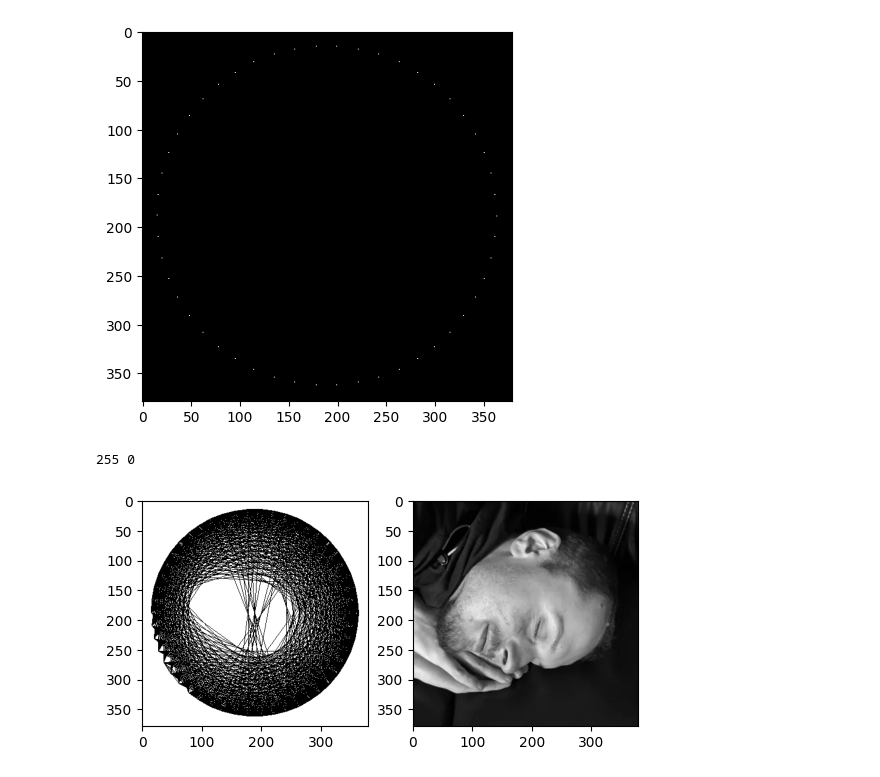
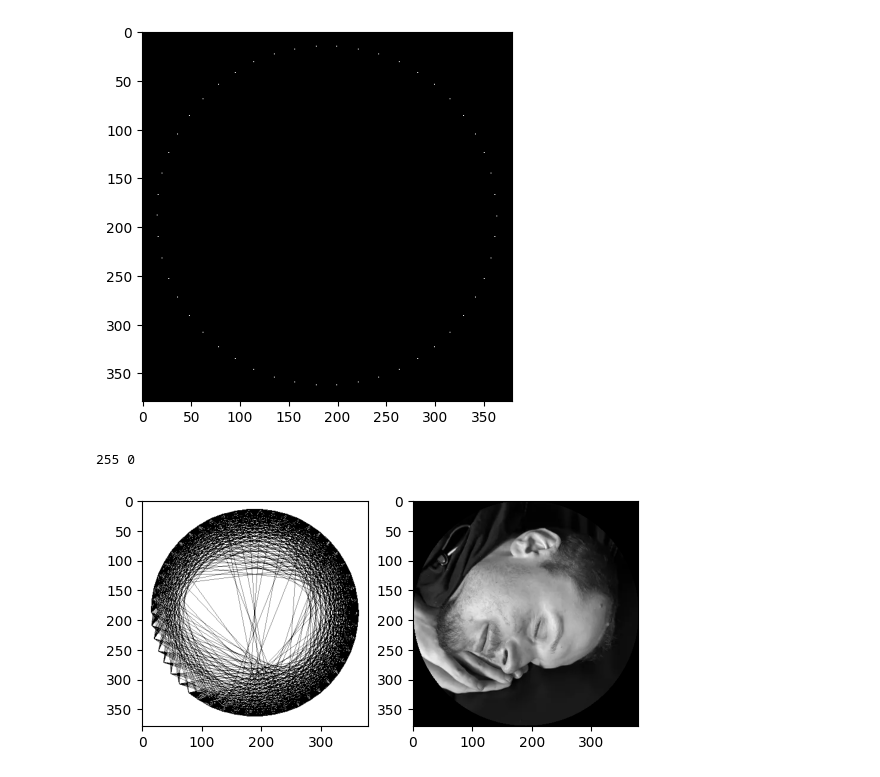
Before and after one commit to ticvac/konfera_string_art, a Jupyter notebook: mse/mse2.ipynb, the cells around one changed output. Saved outputs shown, nothing was run; the diff lists cells and outputs as text; code cells hidden in the pictures.

```diff
--- a/mse/mse2.ipynb
+++ b/mse/mse2.ipynb
@@ -18,3 +18,26 @@ imshow(img, cmap="gray")
 # %% [output]
 <matplotlib.image.AxesImage at 0x...>
 [figure]
+# %%
+def create_circular_mask(h, w, center=None, radius=None):
+
+    if center is None:  # use the middle of the image
+        center = (int(w / 2), int(h / 2))
+    if radius is None:  # use the smallest distance between the center and image walls
+        radius = min(center[0], center[1], w - center[0], h - center[1])
+
+    Y, X = np.ogrid[:h, :w]
+    dist_from_center = np.sqrt((X - center[0]) ** 2 + (Y - center[1]) ** 2)
+
+    mask = dist_from_center <= radius
+    return mask
+
+
+# preprocess
+mask = create_circular_mask(img.shape[0], img.shape[1])
+imgcircle = img.copy()
+imgcircle[~mask] = 0
+img = imgcircle
+
+
+imshow(imgcircle, cmap="gray")
@@ -73,32 +99,32 @@ for _ in tqdm(range(1_000)):
 
         # error_img = cv2.subtract(canvas_w_line, canvas_w_line)
         error_img = np.abs(canvas_w_line - img)
         error = np.sum(error_img)
 
         if error < best[1]:
             best = [indx, error]
 
     canvas_w_line = cv2.line(
         np.full_like(canvas, 0),
         tuple(map(int, from_pos)),
         tuple(map(int, circle_points[best[0]])),
-        255,
+        127,
         1,
     )
 
     canvas = cv2.subtract(canvas, canvas_w_line)
 
     # print(best, startcanvas)
     cary[(start, best[0])] += 1
     spagat.append(best[0])
     start = best[0]
 
 plt.subplot(1, 2, 1)
 imshow(canvas, cmap="gray")
 plt.subplot(1, 2, 2)
 imshow(img, cmap="gray")
 
 print(canvas.max(), canvas.min())
 # %% [output]
 255 0
-[figure, old version]
+[figure, new version]
```
Also changed, not shown: parts of 1 cell of this notebook, 3 other files.
